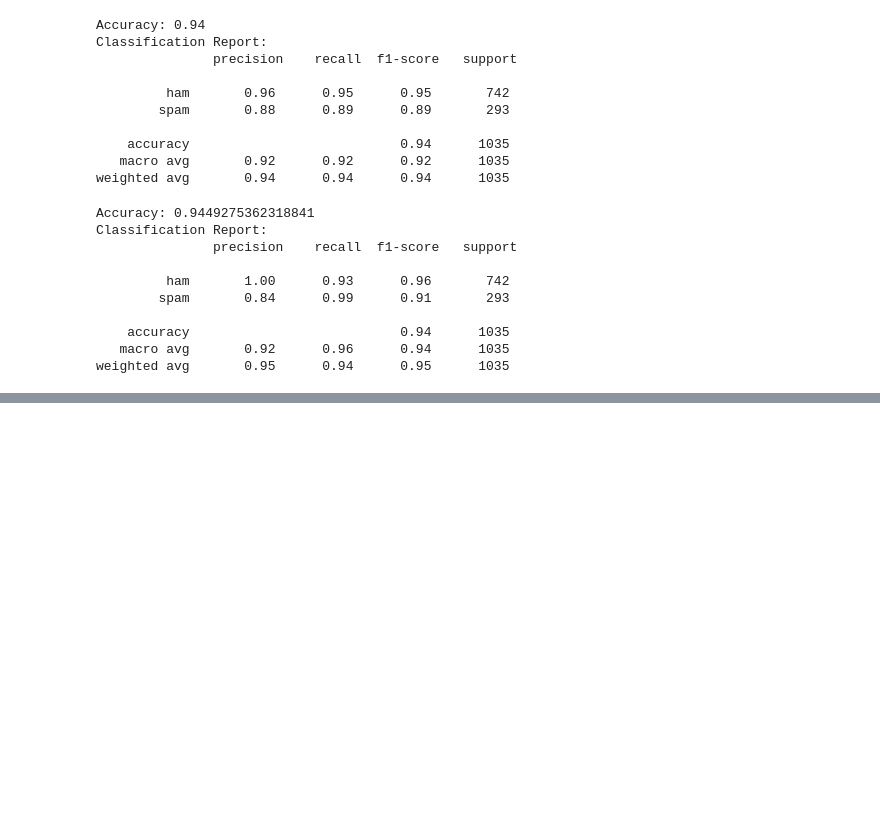
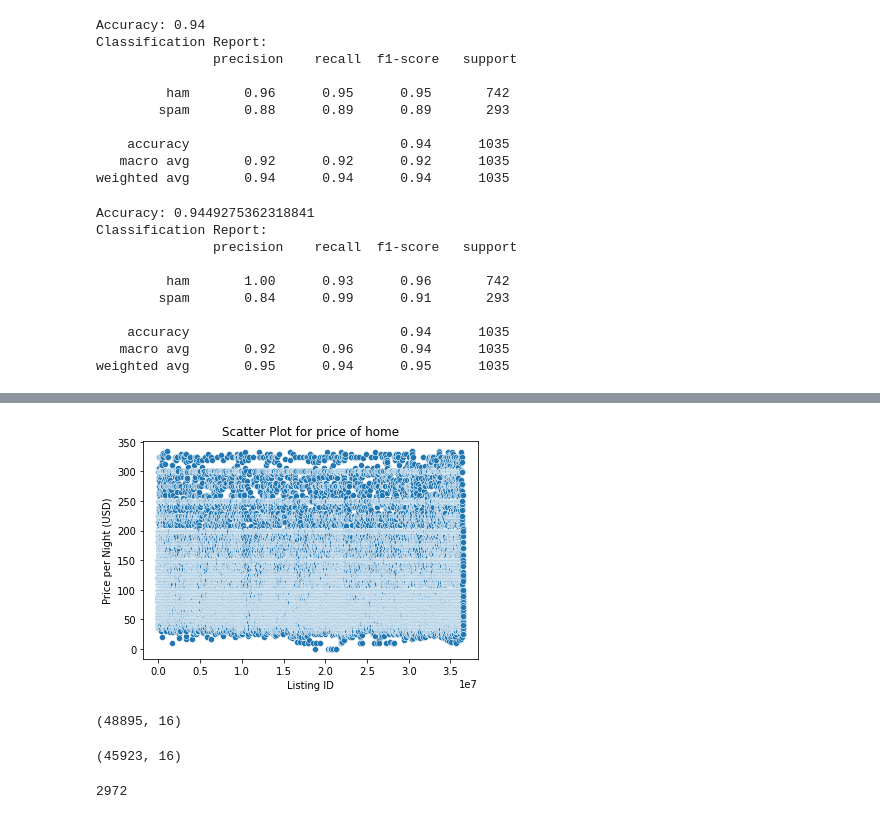
Before and after one commit to dhruvRj18/Fall2023--AI-Algo, a Jupyter notebook: students-submissions/8681628/lab2.ipynb, the cells around one changed output, grey strips where cells are left out. Drawn from its saved outputs; the diff is of its cells as text; code cells hidden in the pictures; blank space fills up the shorter version.

```diff
--- a/students-submissions/8681628/lab2.ipynb
+++ b/students-submissions/8681628/lab2.ipynb
@@ -126,0 +173,10 @@ weighted avg       0.95      0.94      0.95      1035
+# %%
+q1_price = df_b["price"].quantile(0.25)
+q3_price = df_b["price"].quantile(0.75)
+q = q3_price- q1_price
+multiplier = 1.5
+lower_bound = q1_price - multiplier * q
+upper_bound = q3_price + multiplier * q
+# %%
+df_filtered = df_b[(df_b["price"] >= lower_bound) & (df_b["price"] <= upper_bound)]
+df_filtered
@@ -126,0 +209,20 @@ weighted avg       0.95      0.94      0.95      1035
+# %%
+sns.scatterplot(x='id', y='price', data=df_filtered)
+plt.xlabel('Listing ID')
+plt.ylabel('Price per Night (USD)')
+plt.title('Scatter Plot for price of home')
+plt.show()
+# %% [output]
+[figure, added]
+# %%
+df_b.shape
+# %% [output]
+(48895, 16)
+# %%
+df_filtered.shape
+# %% [output]
+(45923, 16)
+# %%
+df_b.shape[0] - df_filtered.shape[0]
+# %% [output]
+2972
```
Also changed, not shown: parts of 7 cells of this notebook.
